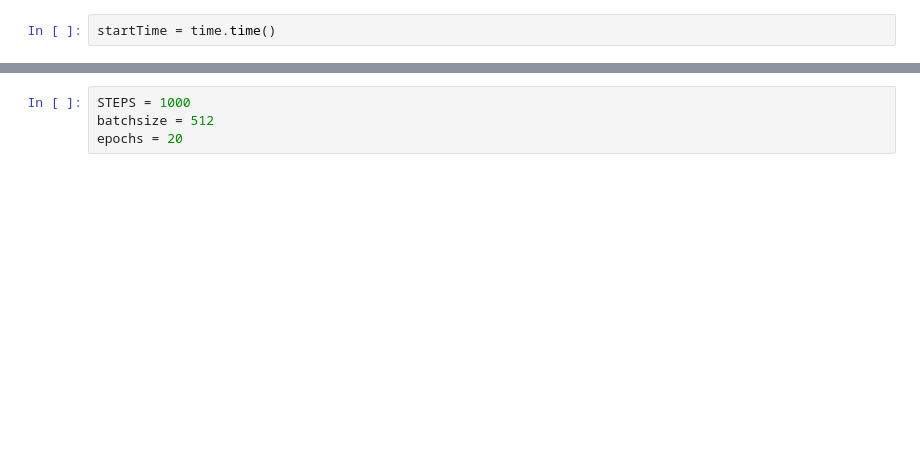
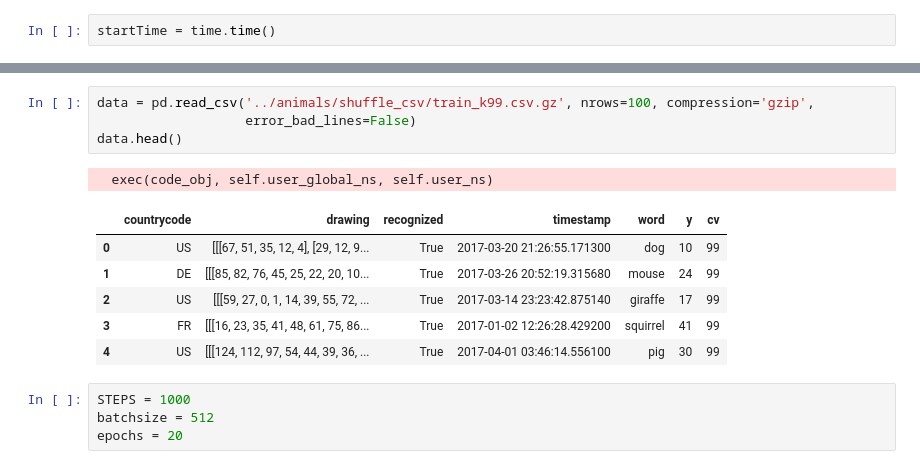
Before and after one commit to datascisteven/Flictionary, a Jupyter notebook: notebooks/cnn.ipynb, the cells around one changed output, grey strips where cells are left out. Drawn from its saved outputs; the diff is of its cells as text; blank space fills up the shorter version.

```diff
--- a/notebooks/cnn.ipynb
+++ b/notebooks/cnn.ipynb
@@ -119,3 +109,15 @@ def df_to_image_array(df, size=size, lw=6):
+# %%
+data = pd.read_csv('../animals/shuffle_csv/train_k99.csv.gz', nrows=100, compression='gzip',
+                   error_bad_lines=False)
+data.head()
+# %% [output]
+  exec(code_obj, self.user_global_ns, self.user_ns)
+|  | countrycode | drawing | recognized | timestamp | word | y | cv |
+| 0 | US | [[[67, 51, 35, 12, 4], [29, 12, 9... | True | 2017-03-20 21:26:55.171300 | dog | 10 | 99 |
+| 1 | DE | [[[85, 82, 76, 45, 25, 22, 20, 10... | True | 2017-03-26 20:52:19.315680 | mouse | 24 | 99 |
+| 2 | US | [[[59, 27, 0, 1, 14, 39, 55, 72, ... | True | 2017-03-14 23:23:42.875140 | giraffe | 17 | 99 |
+| 3 | FR | [[[16, 23, 35, 41, 48, 61, 75, 86... | True | 2017-01-02 12:26:28.429200 | squirrel | 41 | 99 |
+| 4 | US | [[[124, 112, 97, 54, 44, 39, 36, ... | True | 2017-04-01 03:46:14.556100 | pig | 30 | 99 |
 # %%
 STEPS = 1000
 batchsize = 512
```
Also changed, not shown: parts of 10 cells of this notebook, 7 other files.
